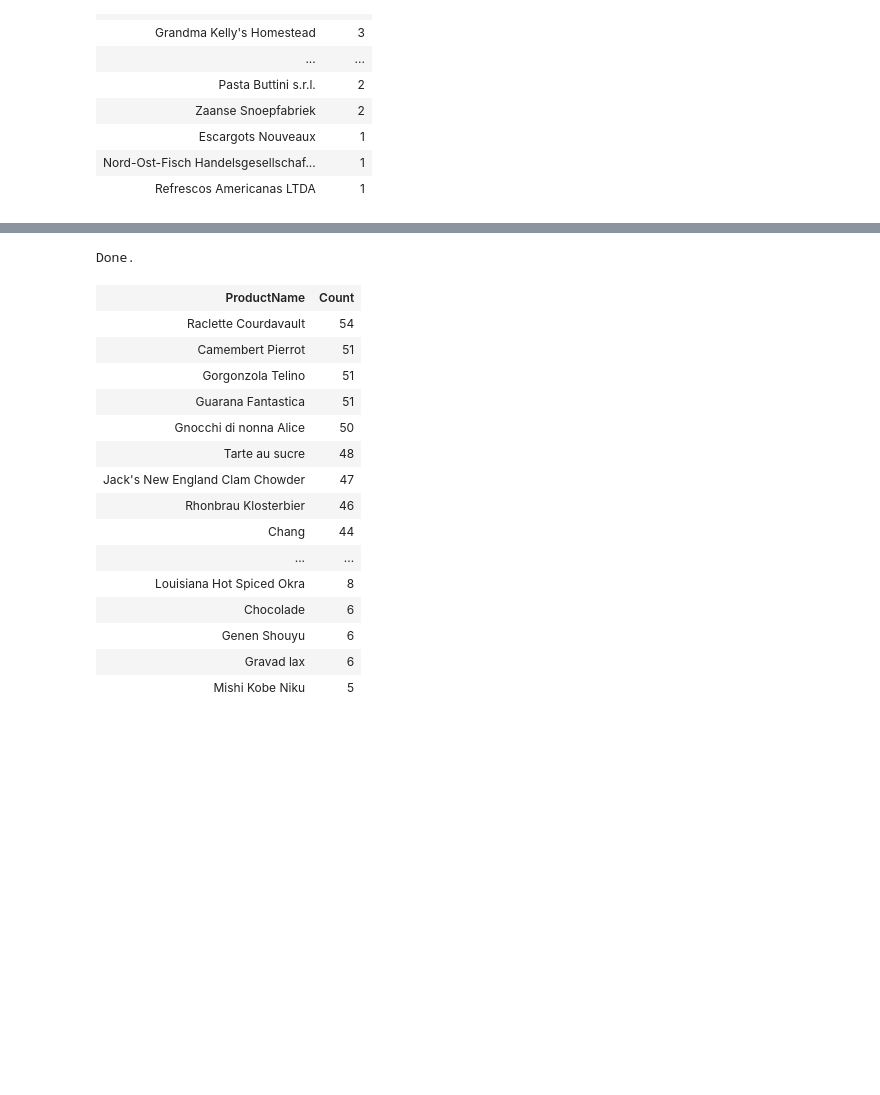
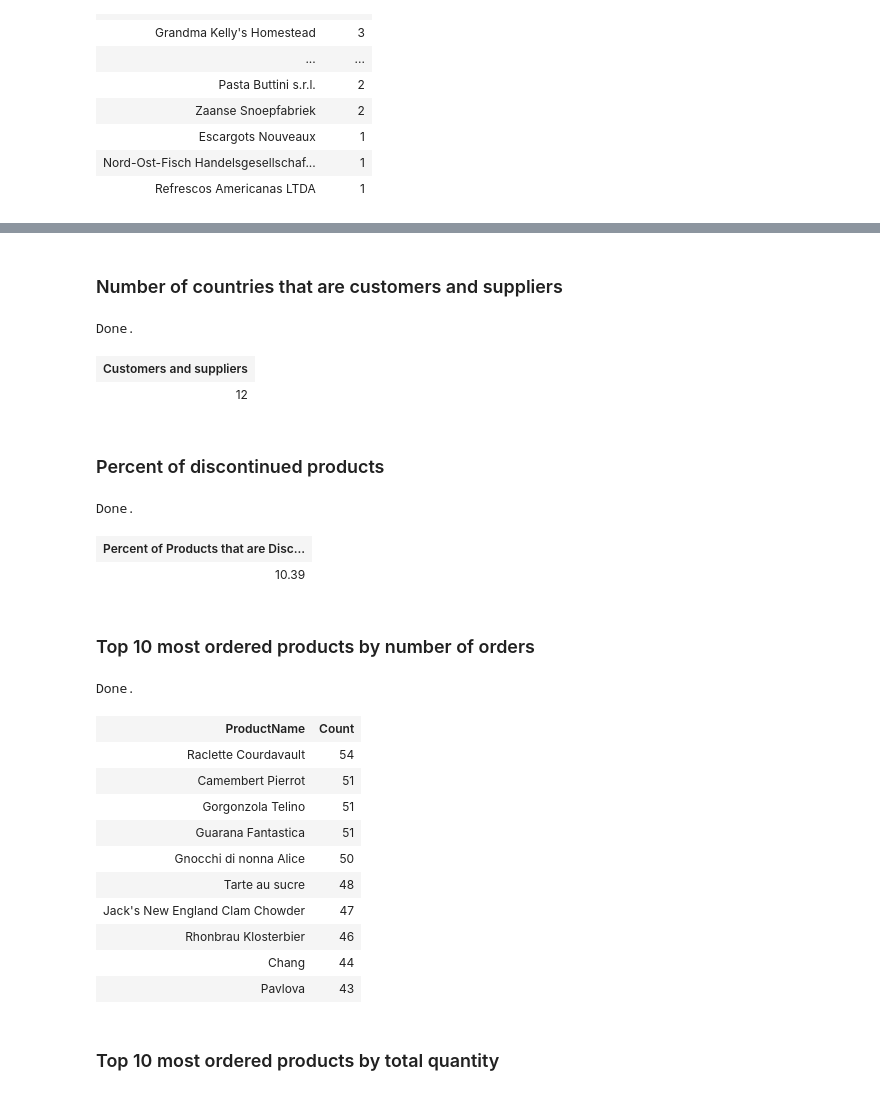
Before and after one commit to jaclynrich/northwind_product_analysis, a Jupyter notebook: Northwind_Product_Analysis.ipynb, the cells around one changed output, grey strips where cells are left out. Drawn from its saved outputs; the diff is of its cells as text; code cells hidden in the pictures; blank space fills up the shorter version.

```diff
--- a/Northwind_Product_Analysis.ipynb
+++ b/Northwind_Product_Analysis.ipynb
@@ -226,28 +313,52 @@ Done.
+# %% [markdown]
+### Number of countries that are customers and suppliers
+# %%
+%%sql
+SELECT COUNT(*) AS 'Customers and suppliers'
+FROM (SELECT s.Country
+FROM Suppliers s
+INTERSECT
+SELECT c.Country
+FROM Customers c) countries;
+# %% [output]
+Done.
+| Customers and suppliers |
+| 12 |
+# %% [markdown]
+### Percent of discontinued products
+# %%
+%%sql
+SELECT ROUND((100.0 * SUM(Discontinued)) / COUNT(*), 2) AS 'Percent of Products that are Discontinued'
+FROM Products;
+# %% [output]
+Done.
+| Percent of Products that are Disc... |
+| 10.39 |
+# %% [markdown]
+### Top 10 most ordered products by number of orders
 # %%
 %%sql
---Top 10 most ordered products
+--Top 10 most ordered products by number of orders
+
 SELECT p.ProductName, COUNT(*) AS Count
 FROM Products p
 JOIN OrderDetails od ON p.ProductID = od.ProductID
 JOIN Orders o ON od.OrderID = o.OrderID
 GROUP BY p.ProductName
 ORDER BY Count DESC
-LIMIT 100;
+LIMIT 10;
 # %% [output]
 Done.
 | ProductName | Count |
 | Raclette Courdavault | 54 |
 | Camembert Pierrot | 51 |
 | Gorgonzola Telino | 51 |
 | Guarana Fantastica | 51 |
 | Gnocchi di nonna Alice | 50 |
 | Tarte au sucre | 48 |
 | Jack's New England Clam Chowder | 47 |
 | Rhonbrau Klosterbier | 46 |
 | Chang | 44 |
-| ... | ... |
-| Louisiana Hot Spiced Okra | 8 |
-| Chocolade | 6 |
-| Genen Shouyu | 6 |
-| Gravad lax | 6 |
-| Mishi Kobe Niku | 5 |
+| Pavlova | 43 |
+# %% [markdown]
+### Top 10 most ordered products by total quantity
```
Also changed, not shown: parts of 33 cells of this notebook.
